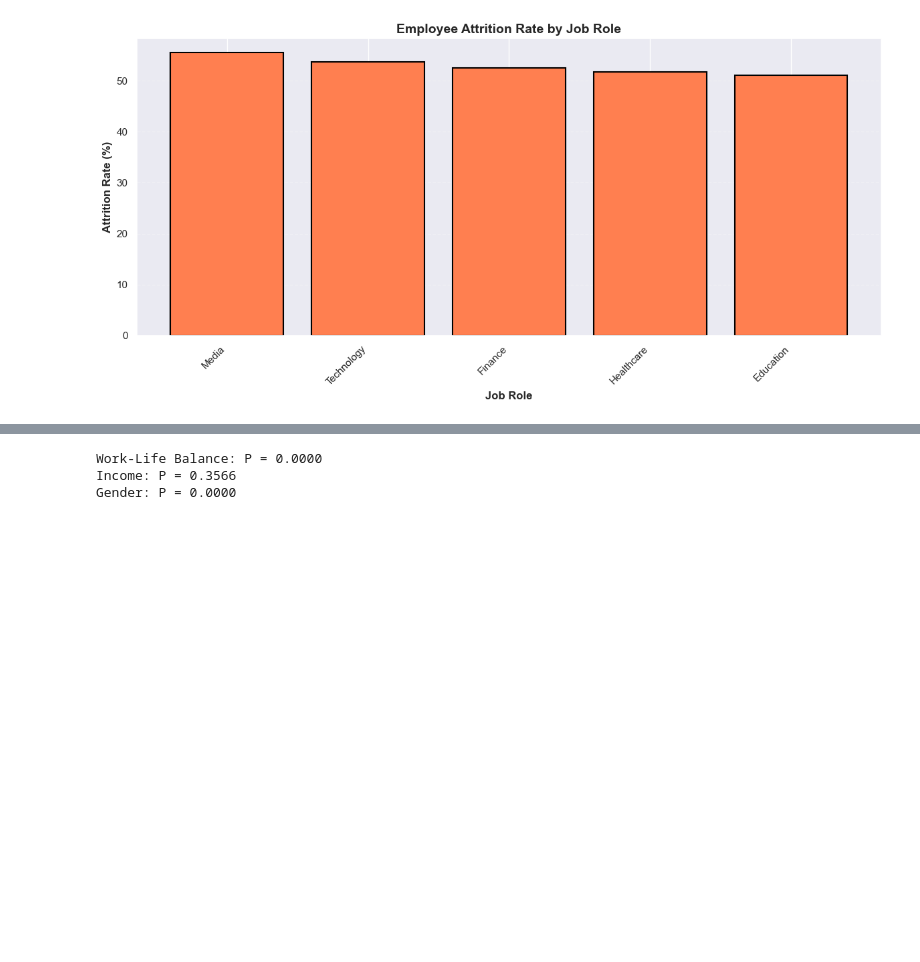
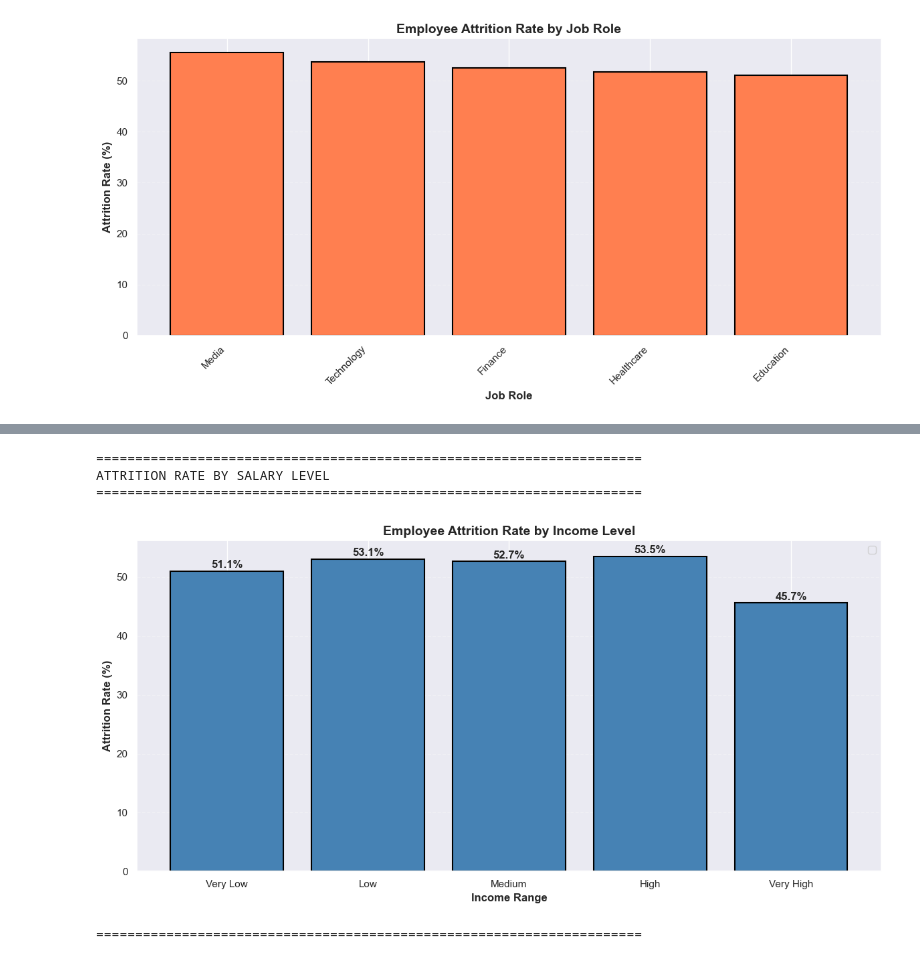
Before and after one commit to Hamza-rami/Jobs_dataset, a Jupyter notebook: describe_data.ipynb, the cells around one changed output, grey strips where cells are left out. Drawn from its saved outputs; the diff is of its cells as text; code cells hidden in the pictures; blank space fills up the shorter version.

```diff
--- a/describe_data.ipynb
+++ b/describe_data.ipynb
@@ -353,26 +332,35 @@ dof: 4.0000
-# %%
-# Test 1: Job Role ✅ DONE (P = 0.0073) → MATTERS
-
-# Test 2: Work-Life Balance
-contingency = pd.crosstab(df['Work-Life Balance'], df['Attrition'])
-chi2, p_value, dof, expected = chi2_contingency(contingency)
-print(f"Work-Life Balance: P = {p_value:.4f}")
-
-# Test 3: Income Level
-contingency = pd.crosstab(df['Income_Range'], df['Attrition'])
-chi2, p_value, dof, expected = chi2_contingency(contingency)
-print(f"Income: P = {p_value:.4f}")
-
-# Test 4: Gender
-contingency = pd.crosstab(df['Gender'], df['Attrition'])
-chi2, p_value, dof, expected = chi2_contingency(contingency)
-print(f"Gender: P = {p_value:.4f}")
-
-# # Test 5: Department
-# contingency = pd.crosstab(df['Department'], df['Attrition'])
-# chi2, p_value, dof, expected = chi2_contingency(contingency)
-# print(f"Department: P = {p_value:.4f}")
-# %% [output]
-Work-Life Balance: P = 0.0000
-Income: P = 0.3566
-Gender: P = 0.0000
+# %%
+print("\n" + "=" * 70)
+print("ATTRITION RATE BY SALARY LEVEL")
+print("=" * 70)
+
+df['Income_Range'] = pd.cut(df['Monthly Income'],
+                             bins=5,  # 5 groups
+                             labels=['Very Low', 'Low', 'Medium', 'High', 'Very High'])
+
+attrition_by_income = df.groupby('Income_Range')['Attrition'].apply(
+    lambda x: (x == 'Stayed').sum() / len(x) * 100  # CORRECT: 'Yes'
+)
+
+plt.figure(figsize=(12, 6))
+plt.bar(attrition_by_income.index, attrition_by_income.values,
+        color='steelblue', edgecolor='black', linewidth=1.5)
+
+for i, v in enumerate(attrition_by_income.values):
+    plt.text(i, v + 0.5, f'{v:.1f}%', ha='center', fontweight='bold')
+
+plt.xlabel('Income Range', fontsize=12, fontweight='bold')
+plt.ylabel('Attrition Rate (%)', fontsize=12, fontweight='bold')
+plt.title('Employee Attrition Rate by Income Level', fontsize=14, fontweight='bold')
+plt.legend()
+plt.grid(axis='y', alpha=0.3, linestyle='--')
+plt.tight_layout()
+plt.show()
+
+print("=" * 70)
+# %% [output]
+======================================================================
+ATTRITION RATE BY SALARY LEVEL
+======================================================================
+[figure, added]
+======================================================================
```
Also changed, not shown: parts of 2 cells of this notebook.
